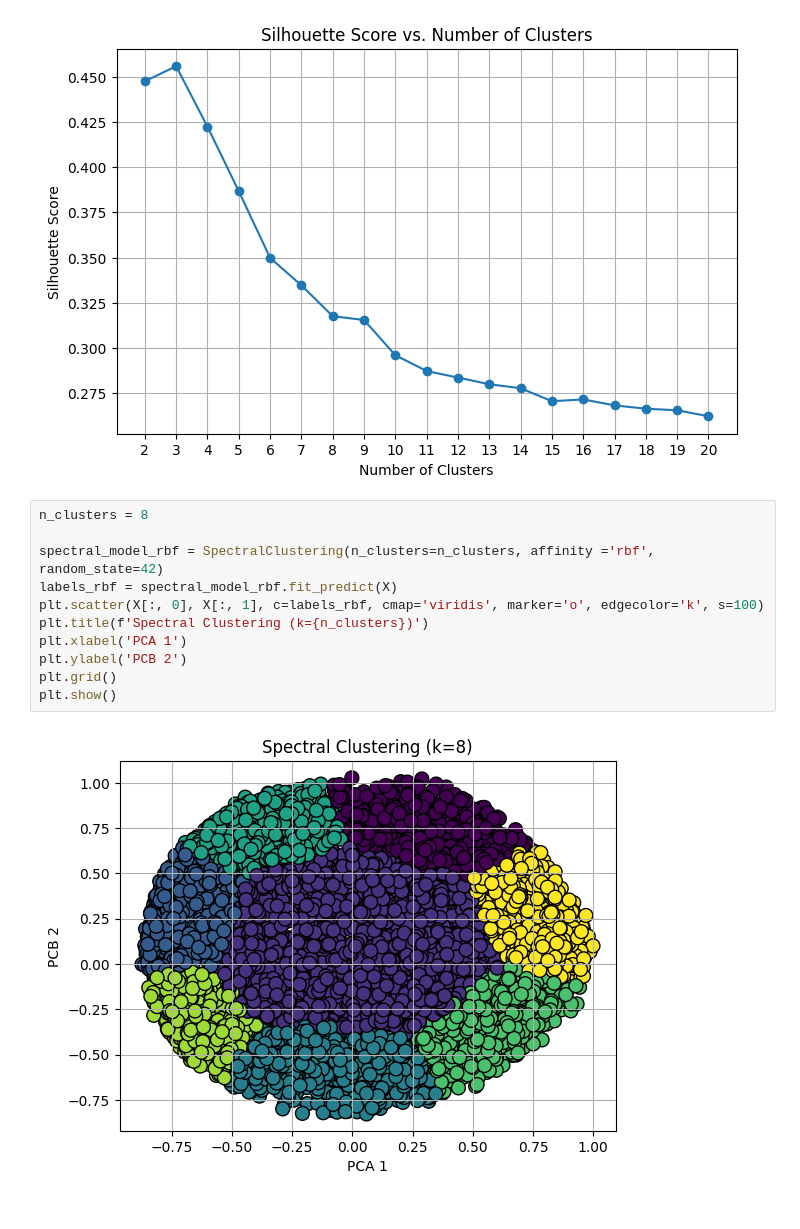
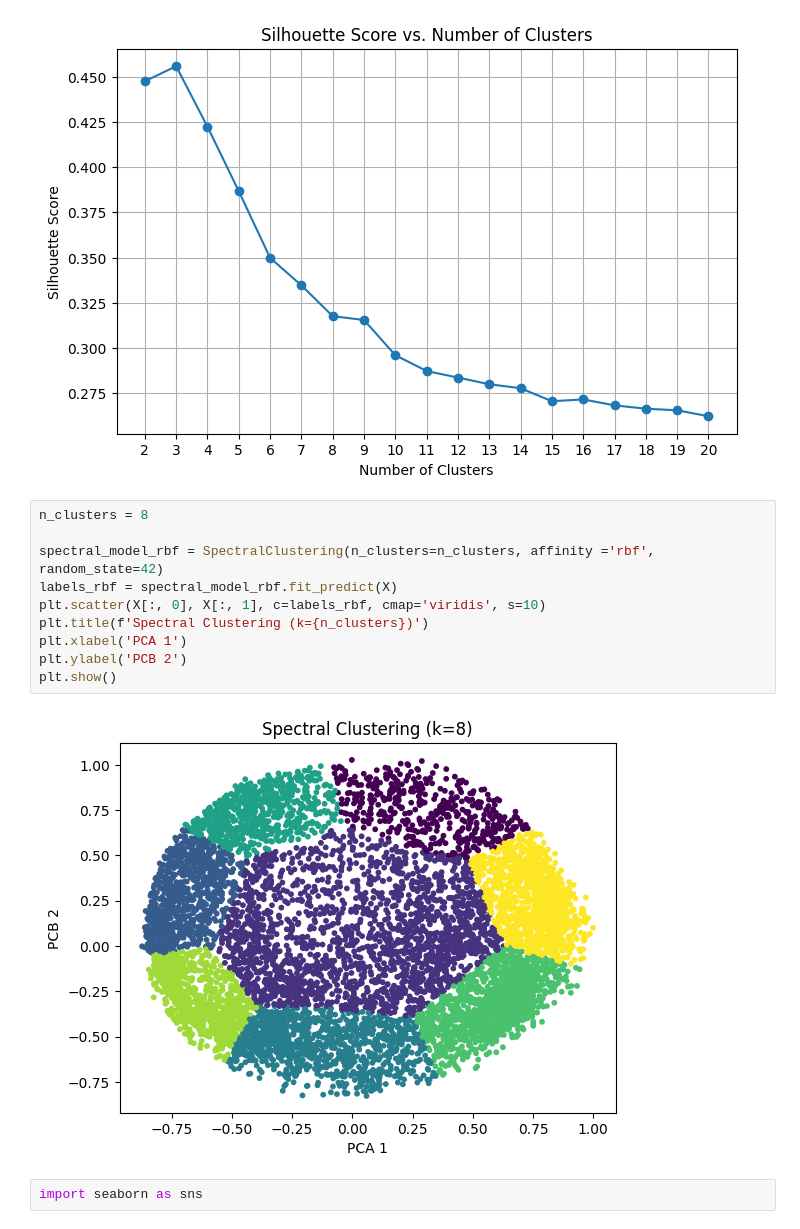
Before and after one commit to mhdeeb/cie-417, a Jupyter notebook: mini-project-2/main.ipynb, the cells around one changed output. Drawn from its saved outputs; the diff is of its cells as text.

```diff
--- a/mini-project-2/main.ipynb
+++ b/mini-project-2/main.ipynb
@@ -200,13 +197,14 @@ elbow(SpectralClustering, X, 20, random_state=42, affinity='rbf', n_init=20)
 # %%
 n_clusters = 8
 
 spectral_model_rbf = SpectralClustering(n_clusters=n_clusters, affinity ='rbf', random_state=42)
 labels_rbf = spectral_model_rbf.fit_predict(X)
-plt.scatter(X[:, 0], X[:, 1], c=labels_rbf, cmap='viridis', marker='o', edgecolor='k', s=100)
+plt.scatter(X[:, 0], X[:, 1], c=labels_rbf, cmap='viridis', s=10)
 plt.title(f'Spectral Clustering (k={n_clusters})')
 plt.xlabel('PCA 1')
 plt.ylabel('PCB 2')
-plt.grid()
 plt.show()
 # %% [output]
-[figure, old version]
+[figure, new version]
+# %%
+import seaborn as sns
```
Also changed, not shown: parts of 7 cells of this notebook.
